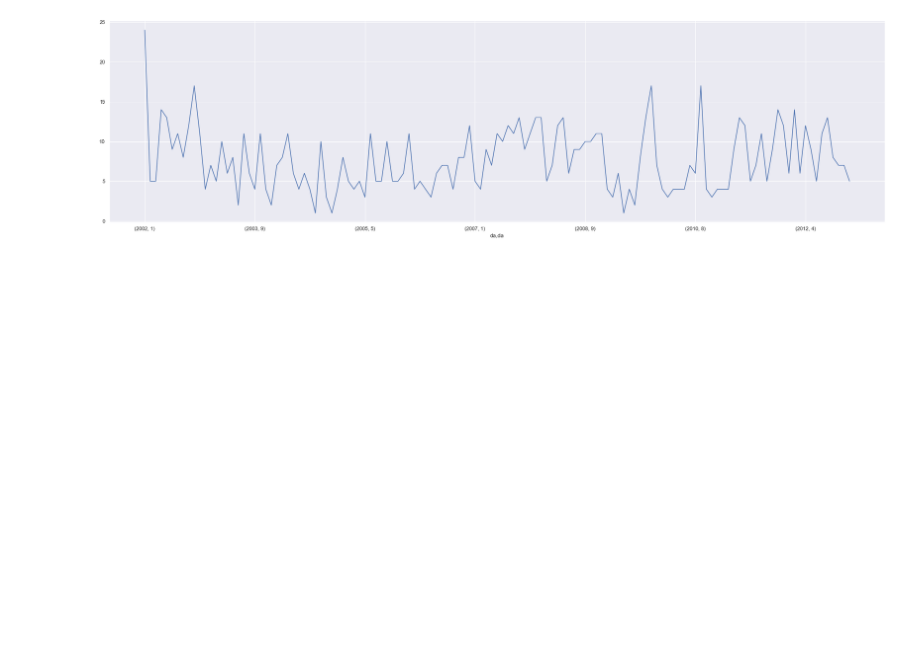
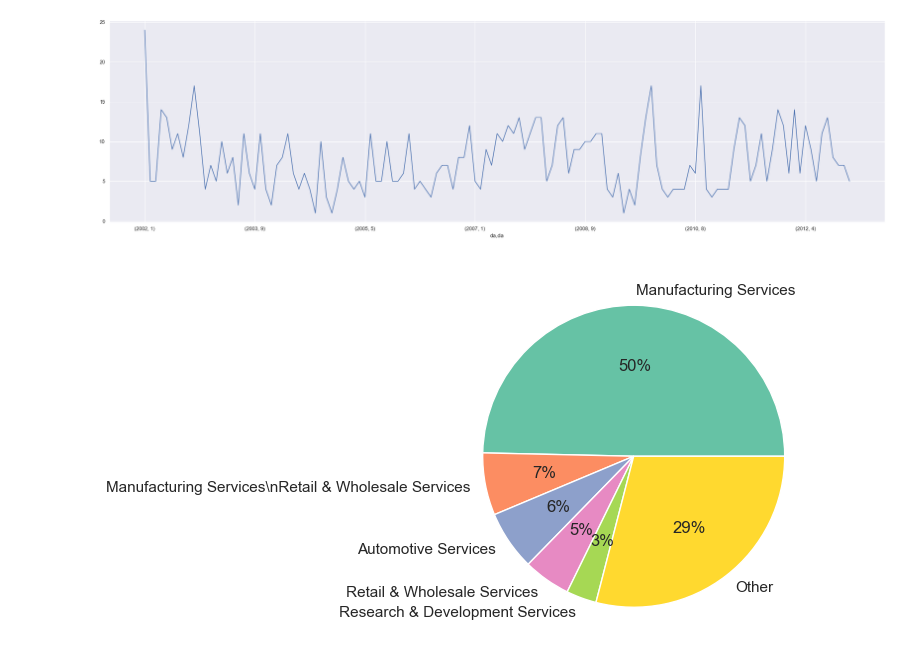
Before and after one commit to bang-a-coder/thesis-analysis, a Jupyter notebook: explore.ipynb, the cells around one changed output. Cells and saved outputs as stored; diff of their text form; code cells hidden in the pictures; blank space fills up the shorter version.

Commit message:
Pie of Alliance activities

```diff
--- a/explore.ipynb
+++ b/explore.ipynb
@@ -74,3 +74,15 @@ focusDF['id'].groupby([focusDF.index.year, focusDF.index.month]).agg('count').pl
 # %% [output]
 <AxesSubplot:xlabel='da,da'>
 [figure]
+# %%
+topFiveActiv = focusDF['activity'].value_counts()[:5] #Get top 5 most frequent activities
+otherActiv = pd.Series({"Other":focusDF['activity'].value_counts()[5:].sum()}) #Get count of the rest of activities into a Series
+
+activCounts = pd.concat([topFiveActiv, otherActiv]) #Concat the two series
+
+colors = sns.color_palette('Set2')
+plt.figure(figsize=(10,5), dpi=100)
+plt.pie(activCounts, labels=activCounts.index, colors=colors, autopct='%.0f%%')
+plt.show()
+# %% [output]
+[figure, added]
```
